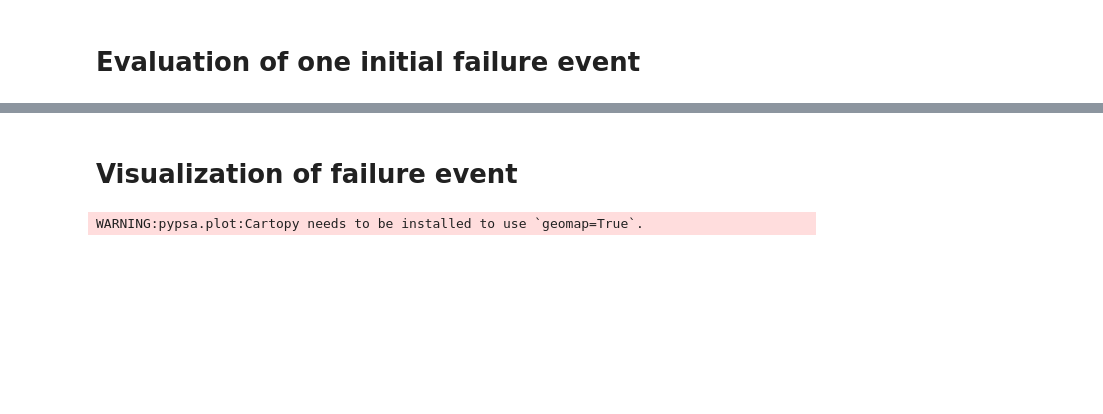
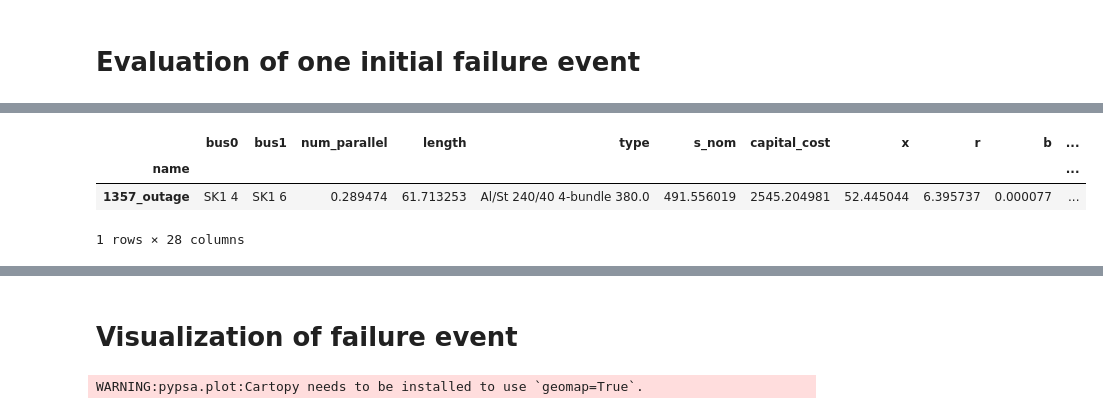
Before and after one commit to maurizio-titz/Power-system-split, a Jupyter notebook: notebooks/n-1_stability.ipynb, the cells around one changed output, grey strips where cells are left out. Saved outputs shown, nothing was run; the diff lists cells and outputs as text; code cells hidden in the pictures; blank space fills up the shorter version.

```diff
--- a/notebooks/n-1_stability.ipynb
+++ b/notebooks/n-1_stability.ipynb
@@ -138,2 +169,10 @@ cascade_results
+# %%
+init_line_info = network.lines.loc[[init_failure_pypsa_idx]]
+init_line_info
+# %% [output]
+|  | bus0 | bus1 | num_parallel | length | type | s_nom | capital_cost | x | r | b | ... |
+| name |  |  |  |  |  |  |  |  |  |  | ... |
+| 1357_outage | SK1 4 | SK1 6 | 0.289474 | 61.713253 | Al/St 240/40 4-bundle 380.0 | 491.556019 | 2545.204981 | 52.445044 | 6.395737 | 0.000077 | ... |
+1 rows × 28 columns
 # %%
 # Choose result
```
Also changed, not shown: parts of 26 cells of this notebook, 1 other file.
